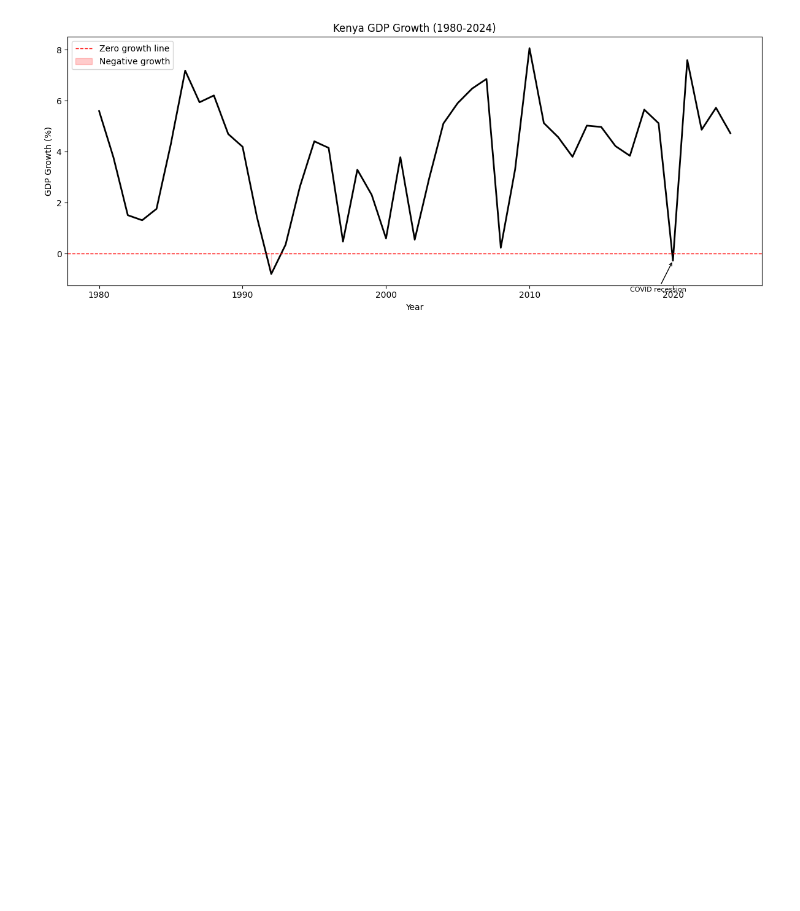
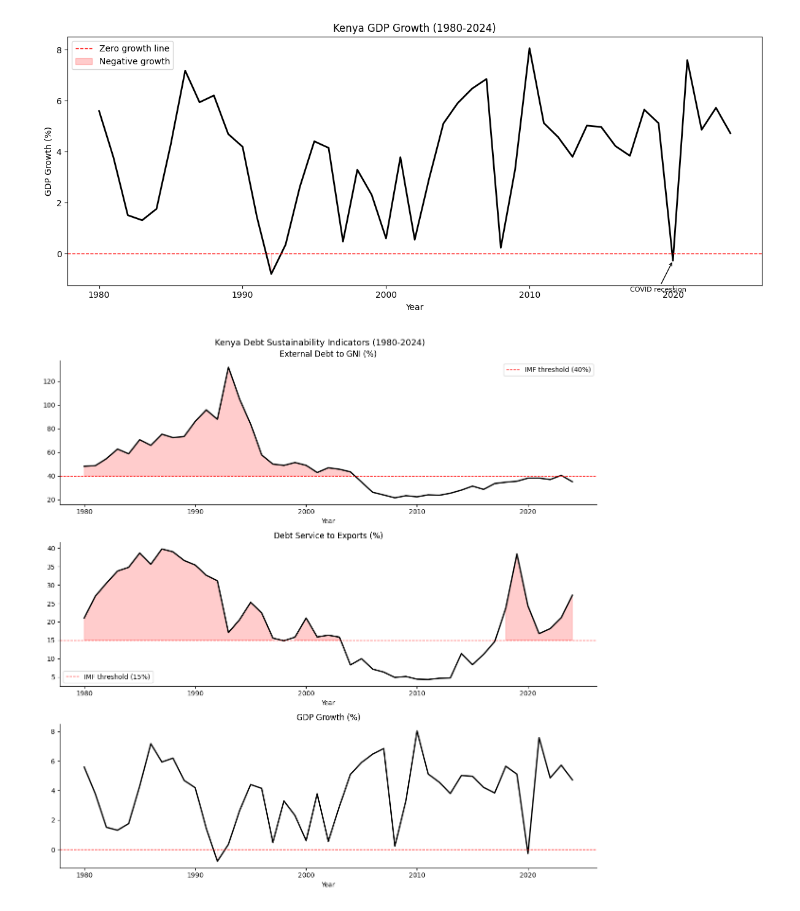
Before and after one commit to Loreenatenge/kenya-debt-crisis-analysis, a Jupyter notebook: notebooks/kenya-debt-analysis.ipynb, the cells around one changed output. Saved outputs shown, nothing was run; the diff lists cells and outputs as text; code cells hidden in the pictures; blank space fills up the shorter version.

```diff
--- a/notebooks/kenya-debt-analysis.ipynb
+++ b/notebooks/kenya-debt-analysis.ipynb
@@ -222,3 +222,39 @@ plt.tight_layout()
 plt.show()
 # %% [output]
 [figure]
+# %%
+fig, axes = plt.subplots(3, 1, figsize=(12, 12))
+
+axes[0].plot(df["year"], df["external_debt_gni"], color="black", linewidth=2)
+axes[0].axhline(y=40, color="red", linestyle="--", linewidth=1, label="IMF threshold (40%)")
+axes[0].fill_between(df["year"], df["external_debt_gni"], 40,
+                     where=(df["external_debt_gni"] > 40),
+                     alpha=0.2, color="red")
+axes[0].set_title("External Debt to GNI (%)")
+axes[0].legend()
+
+axes[1].plot(df["year"], df["debt_service_exports"], color="black", linewidth=2)
+axes[1].axhline(y=15, color="red", linestyle="--", linewidth=1, label="IMF threshold (15%)")
+axes[1].fill_between(df["year"], df["debt_service_exports"], 15,
+                     where=(df["debt_service_exports"] > 15),
+                     alpha=0.2, color="red")
+axes[1].set_title("Debt Service to Exports (%)")
+axes[1].legend()
+
+axes[2].plot(df["year"], df["gdp_growth"], color="black", linewidth=2)
+axes[2].axhline(y=0, color="red", linestyle="--", linewidth=1)
+axes[2].fill_between(df["year"], df["gdp_growth"], 0,
+                     where=(df["gdp_growth"] < 0),
+                     alpha=0.2, color="red")
+axes[2].set_title("GDP Growth (%)")
+
+for ax in axes:
+    ax.set_xlabel("Year")
+    ax.spines["top"].set_visible(False)
+    ax.spines["right"].set_visible(False)
+
+plt.suptitle("Kenya Debt Sustainability Indicators (1980-2024)", fontsize=13)
+plt.tight_layout()
+plt.show()
+# %% [output]
+[figure, added]
```
Also changed, not shown: 1 other file.
